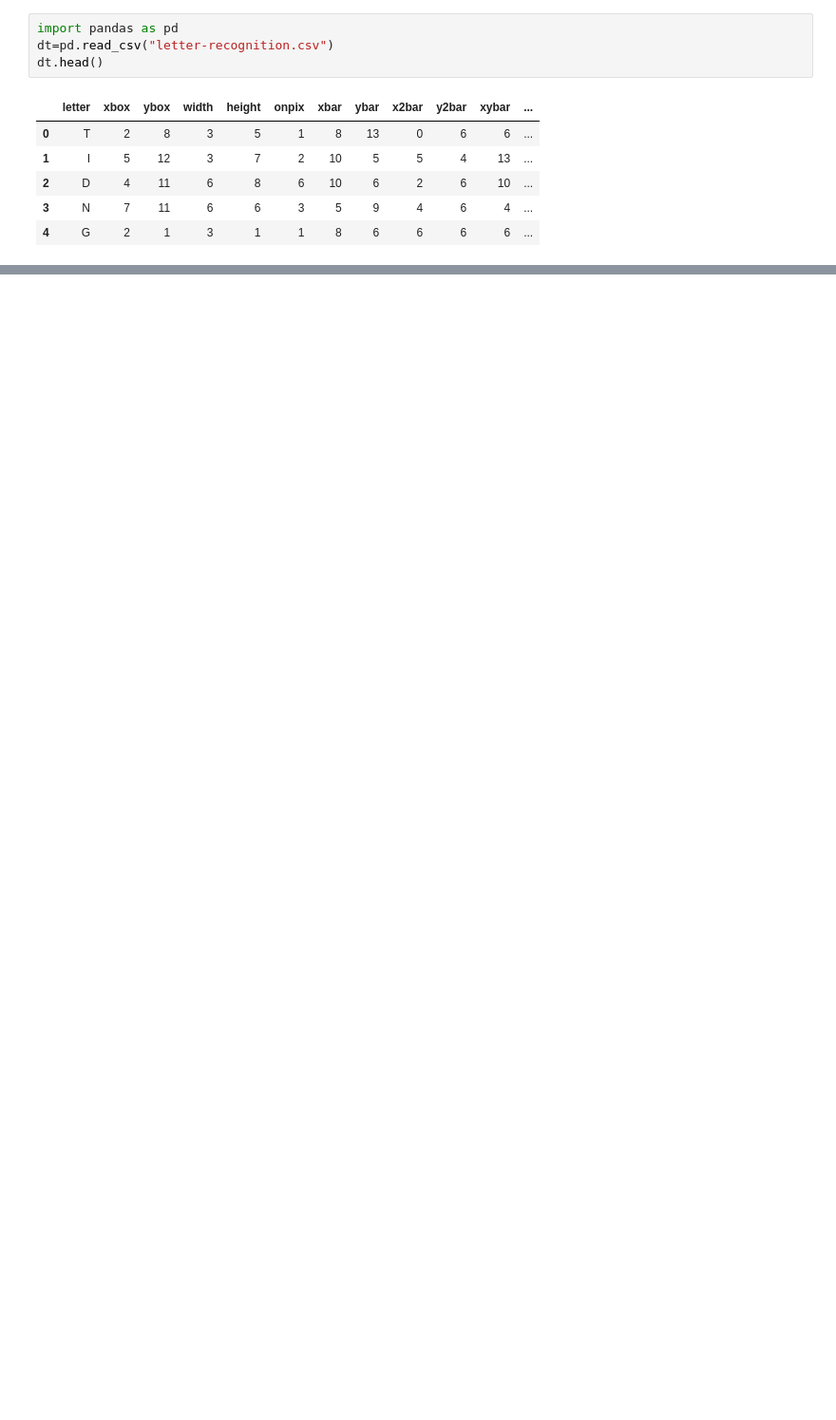
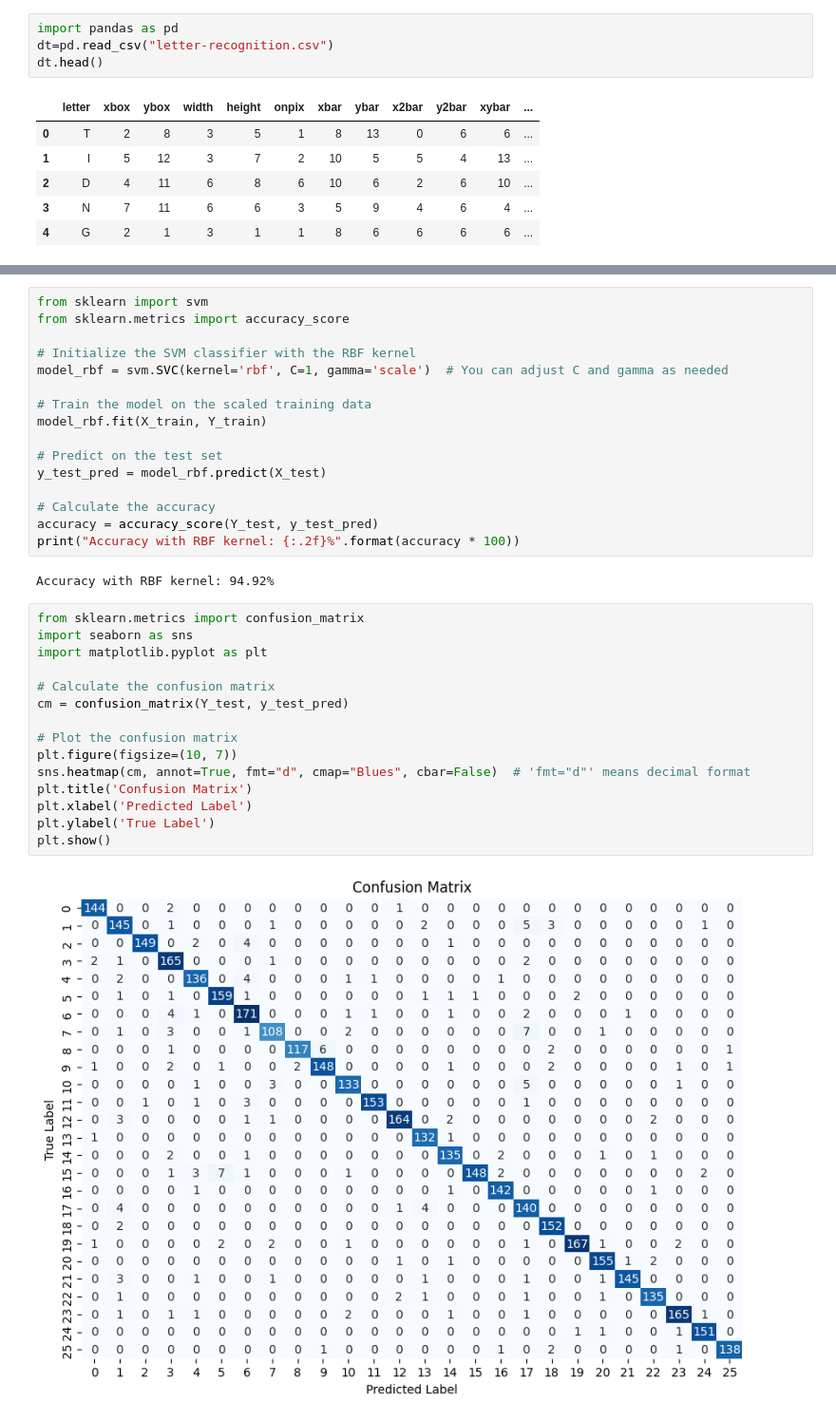
Before and after one commit to hamasakram/SVM, a Jupyter notebook: SVM.ipynb, the cells around one changed output, grey strips where cells are left out. Shown at 95% size. Saved outputs shown, nothing was run; the diff lists cells and outputs as text; blank space fills up the shorter version.

```diff
--- a/SVM.ipynb
+++ b/SVM.ipynb
@@ -11,0 +77,35 @@ dt.head()
+# %%
+from sklearn import svm
+from sklearn.metrics import accuracy_score
+
+# Initialize the SVM classifier with the RBF kernel
+model_rbf = svm.SVC(kernel='rbf', C=1, gamma='scale')  # You can adjust C and gamma as needed
+
+# Train the model on the scaled training data
+model_rbf.fit(X_train, Y_train)
+
+# Predict on the test set
+y_test_pred = model_rbf.predict(X_test)
+
+# Calculate the accuracy
+accuracy = accuracy_score(Y_test, y_test_pred)
+print("Accuracy with RBF kernel: {:.2f}%".format(accuracy * 100))
+# %% [output]
+Accuracy with RBF kernel: 94.92%
+# %%
+from sklearn.metrics import confusion_matrix
+import seaborn as sns
+import matplotlib.pyplot as plt
+
+# Calculate the confusion matrix
+cm = confusion_matrix(Y_test, y_test_pred)
+
+# Plot the confusion matrix
+plt.figure(figsize=(10, 7))
+sns.heatmap(cm, annot=True, fmt="d", cmap="Blues", cbar=False)  # 'fmt="d"' means decimal format
+plt.title('Confusion Matrix')
+plt.xlabel('Predicted Label')
+plt.ylabel('True Label')
+plt.show()
+# %% [output]
+[figure, added]
```
Also changed, not shown: parts of 6 cells of this notebook.
